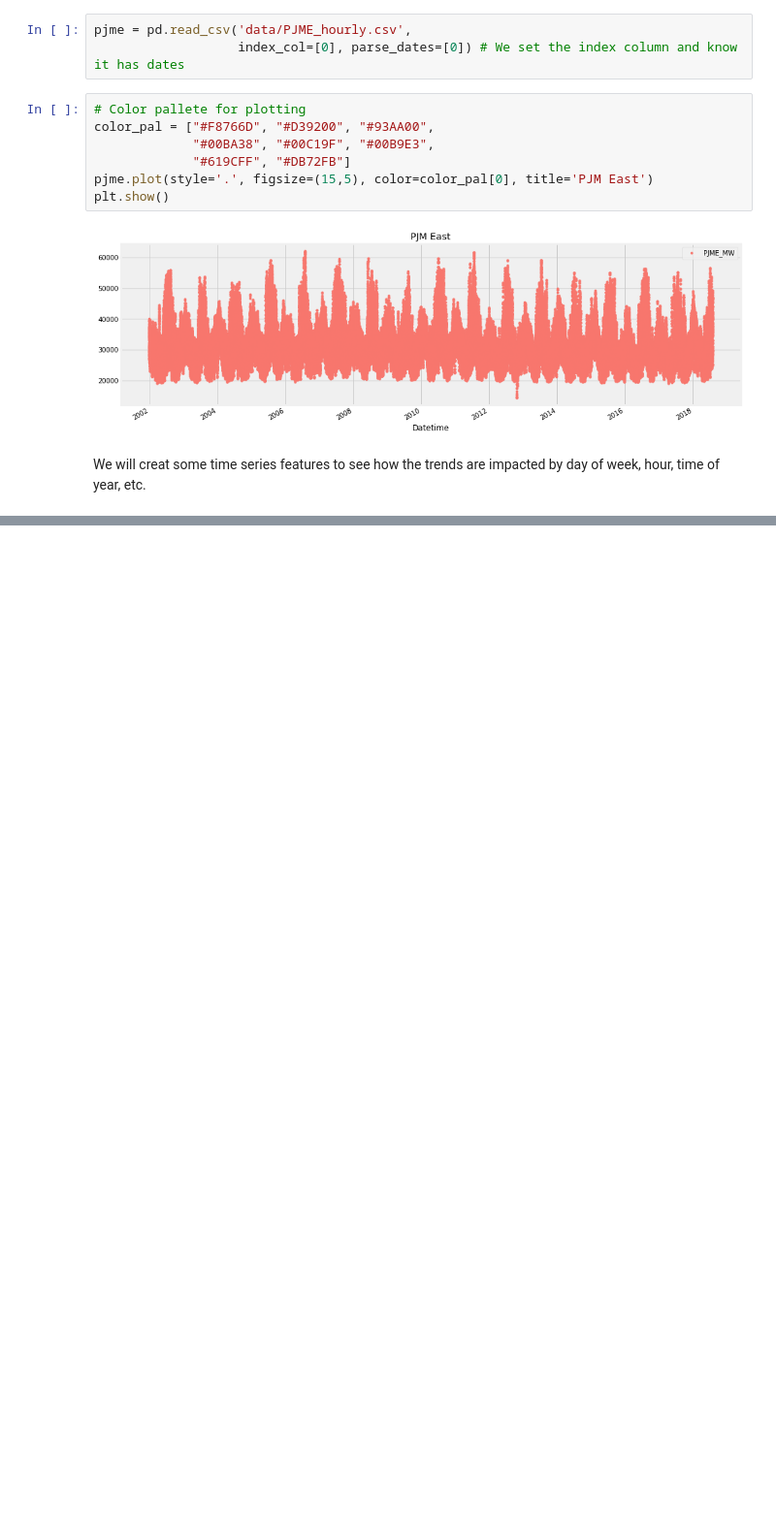
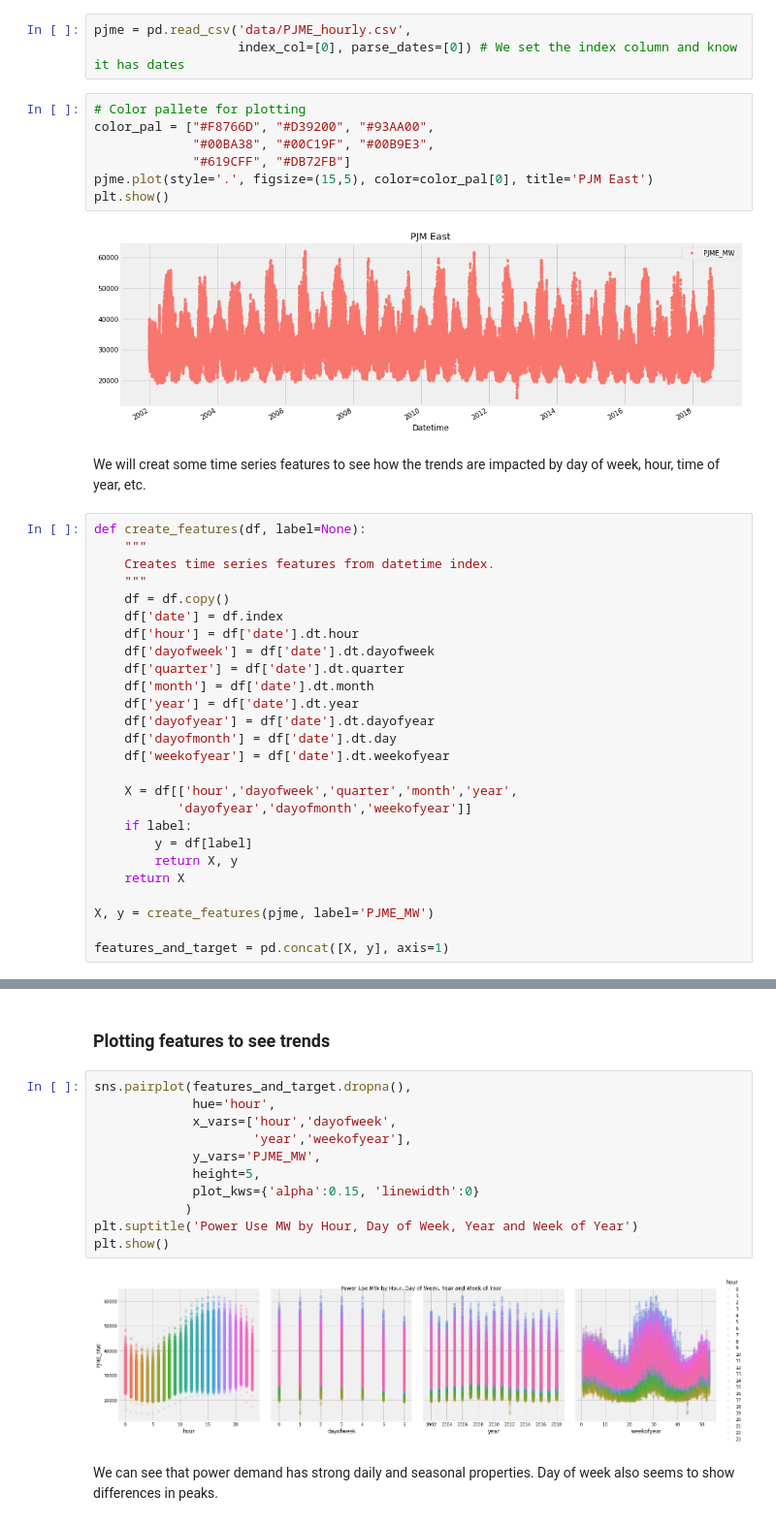
Before and after one commit to asafdar/energy_consumption_forecasting, a Jupyter notebook: data_analysis.ipynb, the cells around one changed output, grey strips where cells are left out. Shown at 97% size. Saved outputs shown, nothing was run; the diff lists cells and outputs as text; blank space fills up the shorter version.

Commit message:
Plotting data with seaborn

```diff
--- a/data_analysis.ipynb
+++ b/data_analysis.ipynb
@@ -24,3 +24,29 @@ plt.show()
 [figure]
 # %% [markdown]
 We will creat some time series features to see how the trends are impacted by day of week, hour, time of year, etc.
+# %%
+def create_features(df, label=None):
+    """
+    Creates time series features from datetime index.
+    """
+    df = df.copy()
+    df['date'] = df.index
+    df['hour'] = df['date'].dt.hour
+    df['dayofweek'] = df['date'].dt.dayofweek
+    df['quarter'] = df['date'].dt.quarter
+    df['month'] = df['date'].dt.month
+    df['year'] = df['date'].dt.year
+    df['dayofyear'] = df['date'].dt.dayofyear
+    df['dayofmonth'] = df['date'].dt.day
+    df['weekofyear'] = df['date'].dt.weekofyear
+
+    X = df[['hour','dayofweek','quarter','month','year',
+           'dayofyear','dayofmonth','weekofyear']]
+    if label:
+        y = df[label]
+        return X, y
+    return X
+
+X, y = create_features(pjme, label='PJME_MW')
+
+features_and_target = pd.concat([X, y], axis=1)
@@ -26,0 +64,17 @@ We will creat some time series features to see how the trends are impacted by da
+# %% [markdown]
+### Plotting features to see trends
+# %%
+sns.pairplot(features_and_target.dropna(),
+             hue='hour',
+             x_vars=['hour','dayofweek',
+                     'year','weekofyear'],
+             y_vars='PJME_MW',
+             height=5,
+             plot_kws={'alpha':0.15, 'linewidth':0}
+            )
+plt.suptitle('Power Use MW by Hour, Day of Week, Year and Week of Year')
+plt.show()
+# %% [output]
+[figure, added]
+# %% [markdown]
+We can see that power demand has strong daily and seasonal properties. Day of week also seems to show differences in peaks.
```
Also changed, not shown: parts of 1 cell of this notebook.
